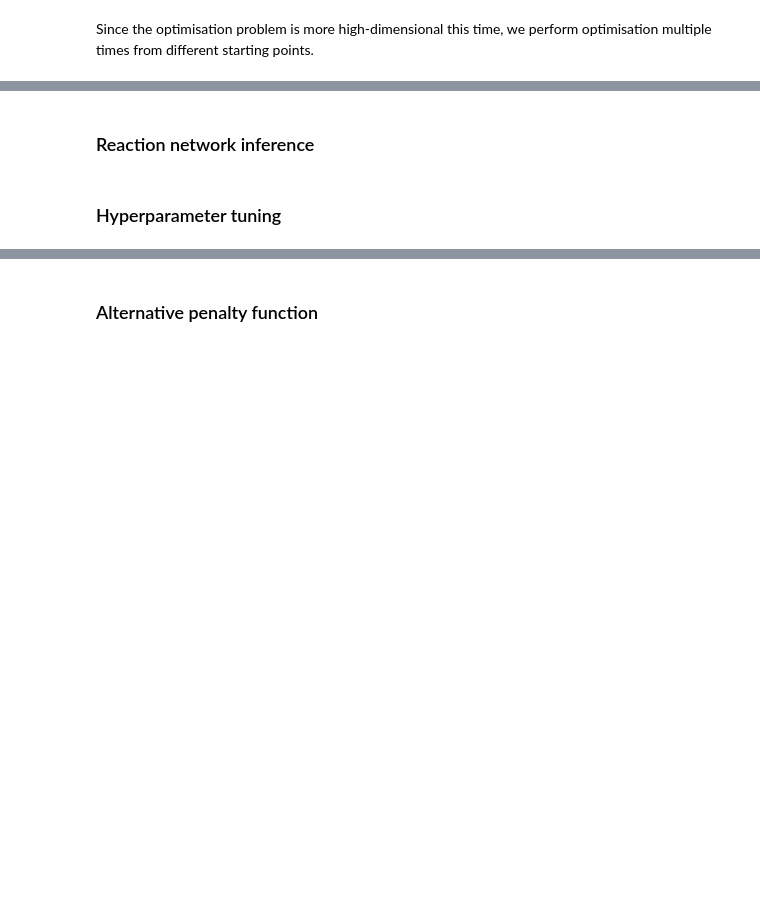
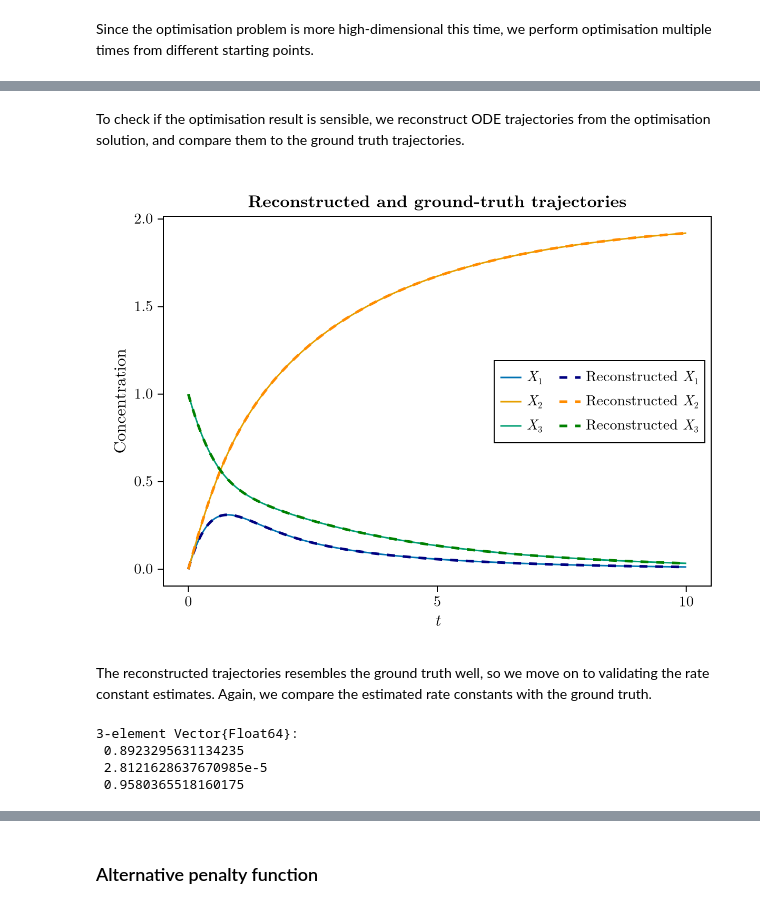
Before and after one commit to ysfoo/crn-inference, a Jupyter notebook: crn_inference_tutorial.ipynb, the cells around one changed output, grey strips where cells are left out. Drawn from its saved outputs; the diff is of its cells as text; code cells hidden in the pictures; blank space fills up the shorter version.

```diff
--- a/crn_inference_tutorial.ipynb
+++ b/crn_inference_tutorial.ipynb
@@ -105,13 +105,17 @@ update_theme!(
 )
 palette = Makie.wong_colors();
 lighten(c, w) = RGB((1 .- (1 .- [c.r, c.g, c.b]).*w)...); # lighten color c (w=0 gives white)
+# %%
+# extract ODE solution for dense grid
+t_grid = range(t_span..., 1001);
+true_sol_grid = true_sol(t_grid);
 # %%
 f = Figure()
-ax = Axis(f[1,1], xlabel=L"t", ylabel="Concentration", title="Ground-truth trajectories and observed data")
+ax = Axis(f[1,1], xlabel=L"$t$", ylabel="Concentration", title="Ground-truth trajectories and observed data")
 n_species = size(data, 1)
 for i in 1:n_species
     scatter!(t_obs, data[i,:], color=lighten(palette[i], 0.7))
-    lines!(true_sol.t, [pt[i] for pt in true_sol.u], label=L"X_%$i") # `L` parses the string as LaTeX, `%$i` substitutes the value of `i`
+    lines!(t_grid, [pt[i] for pt in true_sol_grid.u], label=L"$X_%$i$") # `L` parses the string as LaTeX, `%$i` substitutes the value of `i`
 end
 axislegend(position=:rc);
 current_figure()
@@ -292,14 +291,0 @@ Theoretically, the original CRN can be reconstructed from the library CRN using
-# %%
-lib_oprob = ODEProblem(lib_crn, x0map, t_span, zeros(n_rx)) # `zeros(n_rx)` sets all rate constants to 0
-
-true_kvec = zeros(n_rx); true_kvec[1] = 1; true_kvec[13] = 1; true_kvec[18] = 1; # ground-truth rate constants
-check_oprob = remake(lib_oprob, p=[k => true_kvec]) # `p` is an argument name used by `remake`, `k` is the variable name defined along with the library CRN
-check_sol = solve(check_oprob, saveat=0.1) # save solution every 0.1 units of time
-
-f = Figure()
-ax = Axis(f[1,1], xlabel=L"t", ylabel="Concentration", title="Ground-truth trajectories simulated based on library CRN")
-for i in 1:n_species
-    lines!(check_sol.t, [pt[i] for pt in check_sol.u], label=L"X_%$i")
-end
-axislegend(position=:rc);
-current_figure()
@@ -341,5 +355,5 @@ upper_bounds = 1e2 .* ones(n_rx)
 n_start = 15
 start_pt = rand(n_rx)
 
-@time res = optimize(FunctionWrapper(penalised_func), lower_bounds, upper_bounds, start_pt, opt_alg; autodiff = :forward)
+res = optimize(FunctionWrapper(penalised_func), log.(lower_bounds), log.(upper_bounds), log.(start_pt), opt_alg; autodiff = :forward)
 # %% [output]
@@ -367,4 +380,28 @@ start_pt = rand(n_rx)
-# %% [markdown]
-### Reaction network inference
-# %% [markdown]
-### Hyperparameter tuning
+# %% [markdown]
+To check if the optimisation result is sensible, we reconstruct ODE trajectories from the optimisation solution, and compare them to the ground truth trajectories.
+# %%
+f = Figure()
+ax = Axis(f[1,1], xlabel=L"$t$", ylabel="Concentration", title="Reconstructed and ground-truth trajectories")
+est_kvec = exp.(res.minimizer)
+recon_oprob = remake(lib_oprob, p=[k => est_kvec])
+recon_sol_grid = solve(recon_oprob)(t_grid)
+for i in 1:n_species
+    lines!(t_grid, [pt[i] for pt in true_sol_grid.u], label=L"$X_%$i$", color=palette[i])
+    lines!(
+        t_grid, [pt[i] for pt in true_sol_grid.u], label=L"Reconstructed $X_%$i$",
+        color=[:navy, :darkorange, :green][i], linestyle=:dash, linewidth=2.5
+    )
+end
+axislegend(position=:rc, nbanks=2);
+current_figure()
+# %% [output]
+[figure, added]
+# %% [markdown]
+The reconstructed trajectories resembles the ground truth well, so we move on to validating the rate constant estimates. Again, we compare the estimated rate constants with the ground truth.
+# %%
+est_kvec[[1,13,18]]
+# %% [output]
+3-element Vector{Float64}:
+ 0.8923295631134235
+ 2.8121628637670985e-5
+ 0.9580365518160175
```
Also changed, not shown: parts of 27 cells of this notebook.
